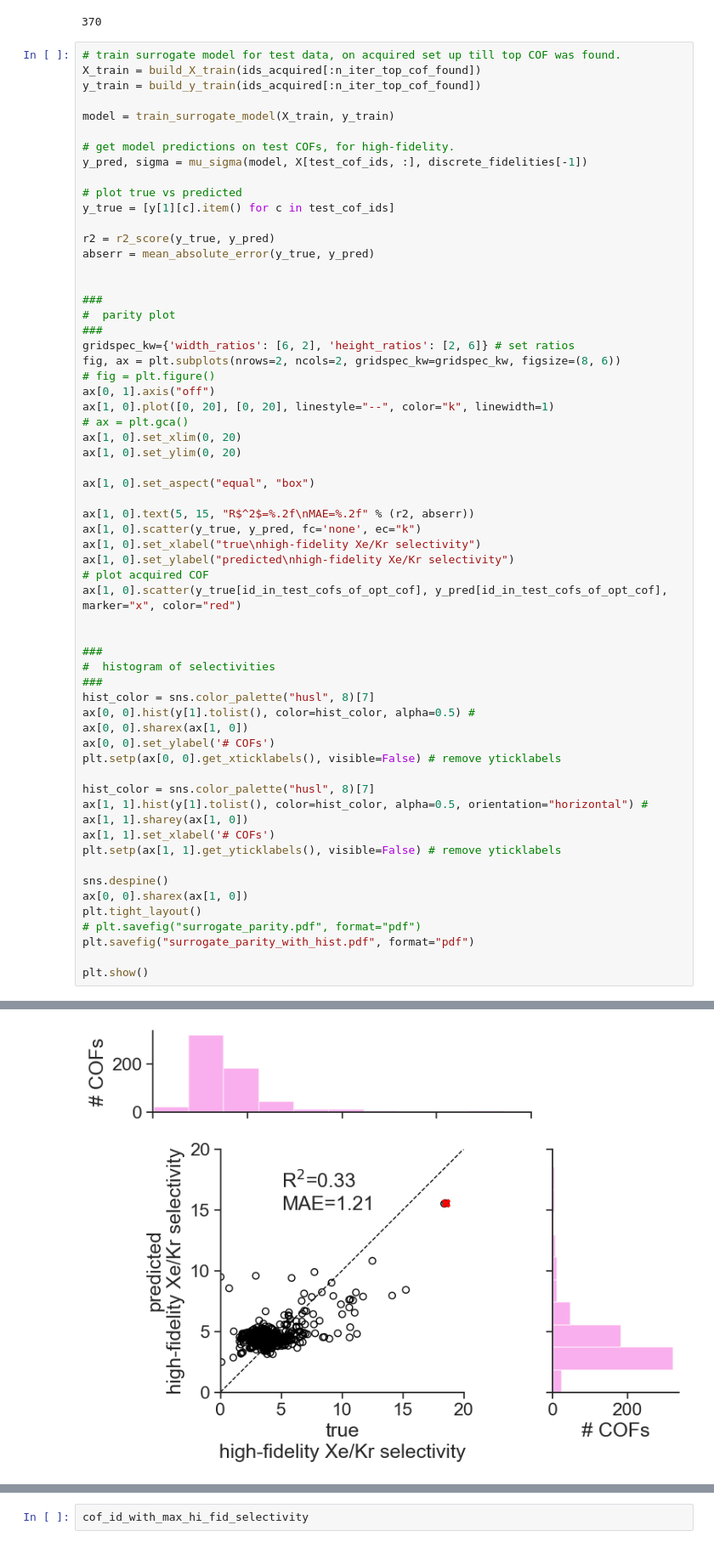
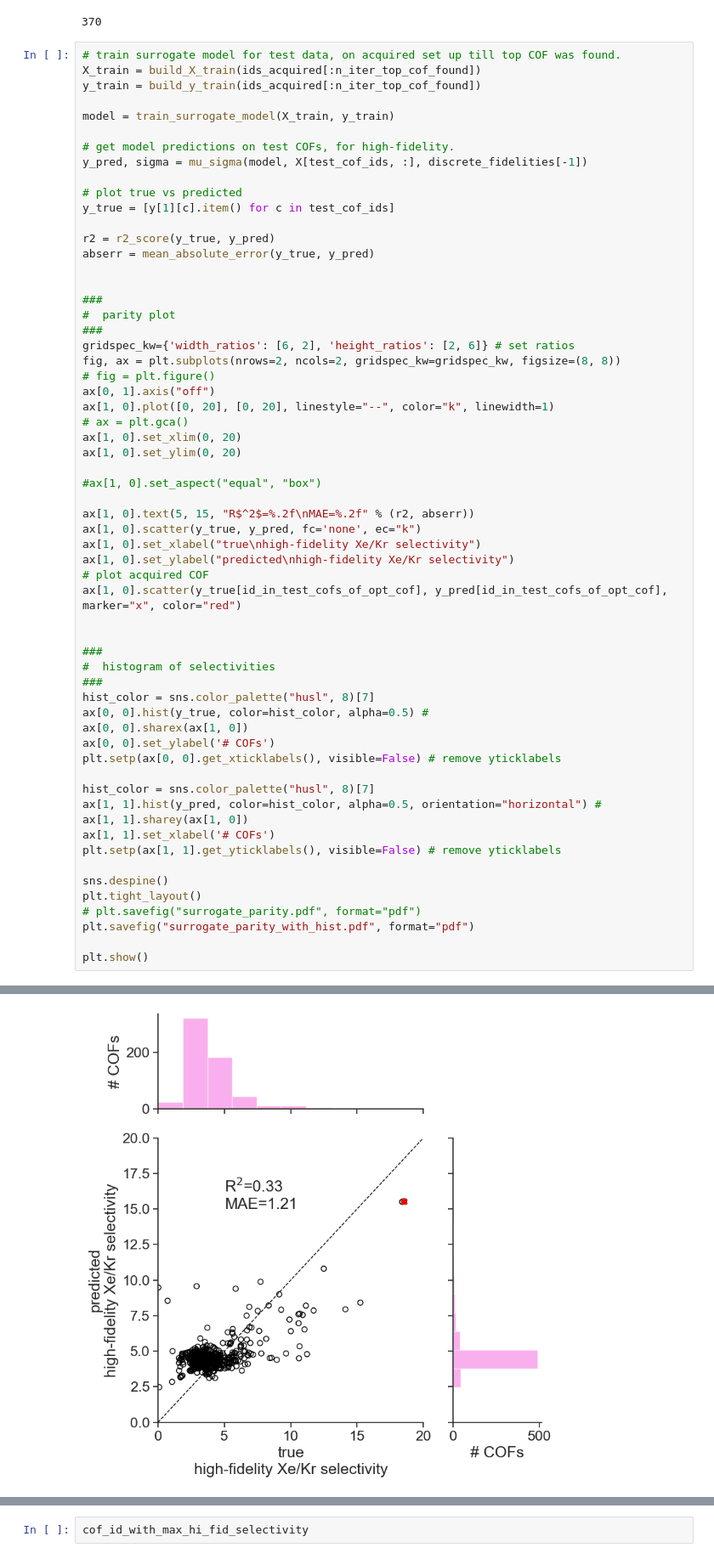
Before and after one commit to SimonEnsemble/multi-fidelity-BO-of-COFs-for-Xe-Kr-seps, a Jupyter notebook: MultiFidelity_BO.ipynb, the cells around one changed output, grey strips where cells are left out. Shown: that part at 85% size. Drawn from its saved outputs; the diff is of its cells as text.

```diff
--- a/MultiFidelity_BO.ipynb
+++ b/MultiFidelity_BO.ipynb
@@ -515,7 +515,7 @@ abserr = mean_absolute_error(y_true, y_pred)
 #  parity plot
 ###
 gridspec_kw={'width_ratios': [6, 2], 'height_ratios': [2, 6]} # set ratios
-fig, ax = plt.subplots(nrows=2, ncols=2, gridspec_kw=gridspec_kw, figsize=(8, 6))
+fig, ax = plt.subplots(nrows=2, ncols=2, gridspec_kw=gridspec_kw, figsize=(8, 8))
 # fig = plt.figure()
 ax[0, 1].axis("off")
 ax[1, 0].plot([0, 20], [0, 20], linestyle="--", color="k", linewidth=1)
@@ -523,44 +523,43 @@ ax[1, 0].plot([0, 20], [0, 20], linestyle="--", color="k", linewidth=1)
 ax[1, 0].set_xlim(0, 20)
 ax[1, 0].set_ylim(0, 20)
 
-ax[1, 0].set_aspect("equal", "box")
+#ax[1, 0].set_aspect("equal", "box")
 
 ax[1, 0].text(5, 15, "R$^2$=%.2f\nMAE=%.2f" % (r2, abserr))
 ax[1, 0].scatter(y_true, y_pred, fc='none', ec="k")
 ax[1, 0].set_xlabel("true\nhigh-fidelity Xe/Kr selectivity")
 ax[1, 0].set_ylabel("predicted\nhigh-fidelity Xe/Kr selectivity")
 # plot acquired COF
 ax[1, 0].scatter(y_true[id_in_test_cofs_of_opt_cof], y_pred[id_in_test_cofs_of_opt_cof], marker="x", color="red")
 
 
 ###
 #  histogram of selectivities
 ###
 hist_color = sns.color_palette("husl", 8)[7]
-ax[0, 0].hist(y[1].tolist(), color=hist_color, alpha=0.5) #
+ax[0, 0].hist(y_true, color=hist_color, alpha=0.5) #
 ax[0, 0].sharex(ax[1, 0])
 ax[0, 0].set_ylabel('# COFs')
 plt.setp(ax[0, 0].get_xticklabels(), visible=False) # remove yticklabels
 
 hist_color = sns.color_palette("husl", 8)[7]
-ax[1, 1].hist(y[1].tolist(), color=hist_color, alpha=0.5, orientation="horizontal") #
+ax[1, 1].hist(y_pred, color=hist_color, alpha=0.5, orientation="horizontal") #
 ax[1, 1].sharey(ax[1, 0])
 ax[1, 1].set_xlabel('# COFs')
 plt.setp(ax[1, 1].get_yticklabels(), visible=False) # remove yticklabels
 
 sns.despine()
-ax[0, 0].sharex(ax[1, 0])
 plt.tight_layout()
 # plt.savefig("surrogate_parity.pdf", format="pdf")
 plt.savefig("surrogate_parity_with_hist.pdf", format="pdf")
 
 plt.show()
 # %% [output]
 Iter 10/100: 1.519060126344956
 Iter 20/100: 1.3759638335446003
 Iter 30/100: 1.2626277254306222
 Iter 40/100: 1.0676974104464092
-[figure, old version]
+[figure, new version]
 # %%
 ids_sorted = np.argsort(y_true)[::-1]
 
```
